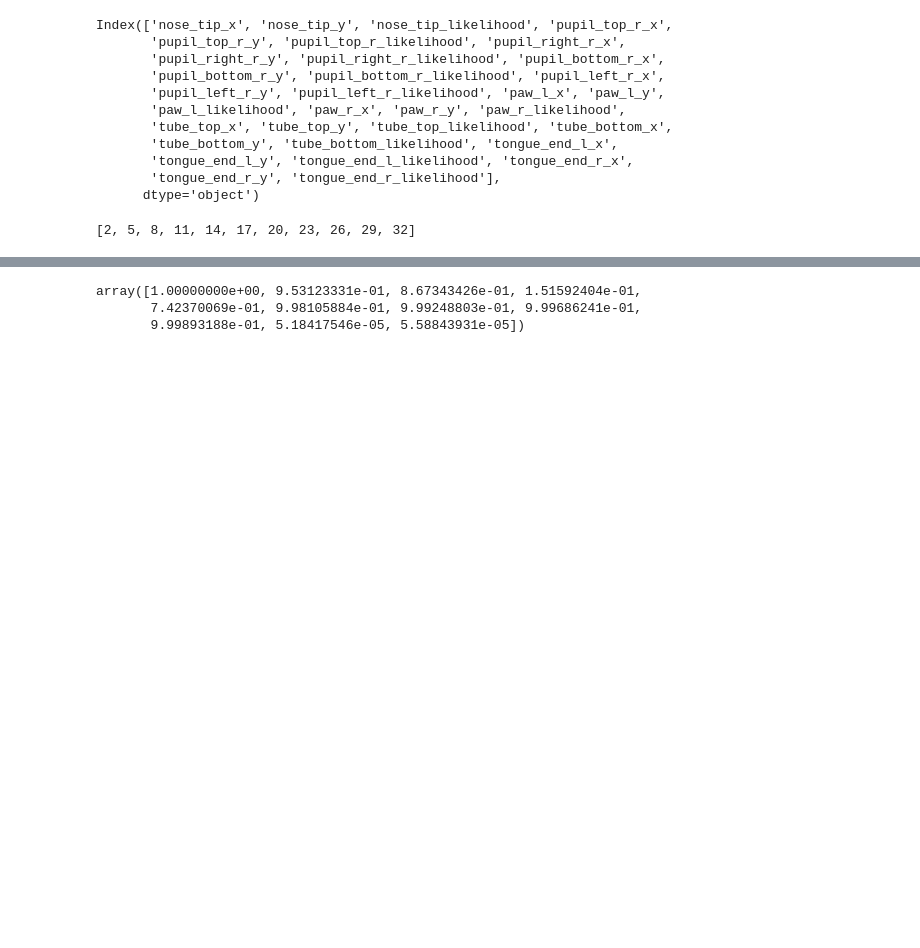
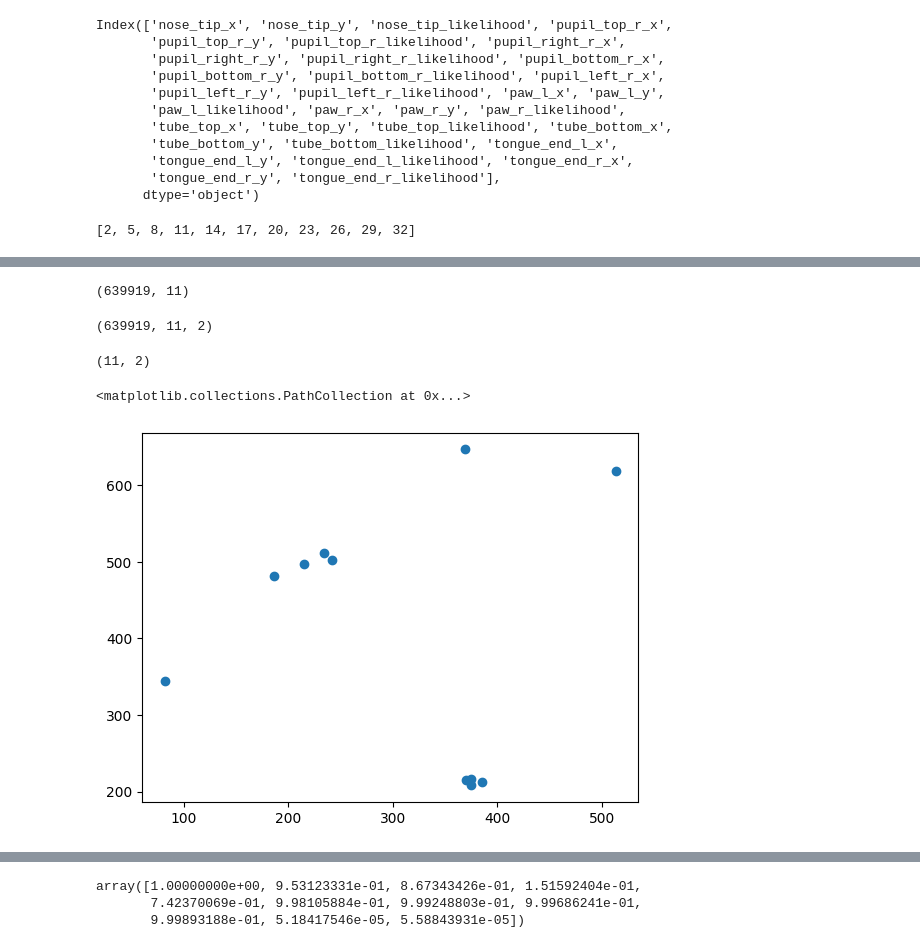
Before and after one commit to kushalkolar/epic-neuro-viz, a Jupyter notebook: viz.ipynb, the cells around one changed output, grey strips where cells are left out. Cells and saved outputs as stored; diff of their text form; code cells hidden in the pictures; blank space fills up the shorter version.

```diff
--- a/viz.ipynb
+++ b/viz.ipynb
@@ -149,0 +172,19 @@ y_cols = dlc.columns[point_ixs][1::2]
+# %%
+dlc[x_cols].to_numpy().shape
+# %% [output]
+(639919, 11)
+# %%
+points = np.dstack([dlc[x_cols].to_numpy(), dlc[y_cols].to_numpy()])
+# %%
+points.shape
+# %% [output]
+(639919, 11, 2)
+# %%
+points[0].shape
+# %% [output]
+(11, 2)
+# %%
+plt.scatter(points[0, :, 0], points[0, :, 1])
+# %% [output]
+<matplotlib.collections.PathCollection at 0x...>
+[figure, added]
```
Also changed, not shown: parts of 12 cells of this notebook, 2 other files.
